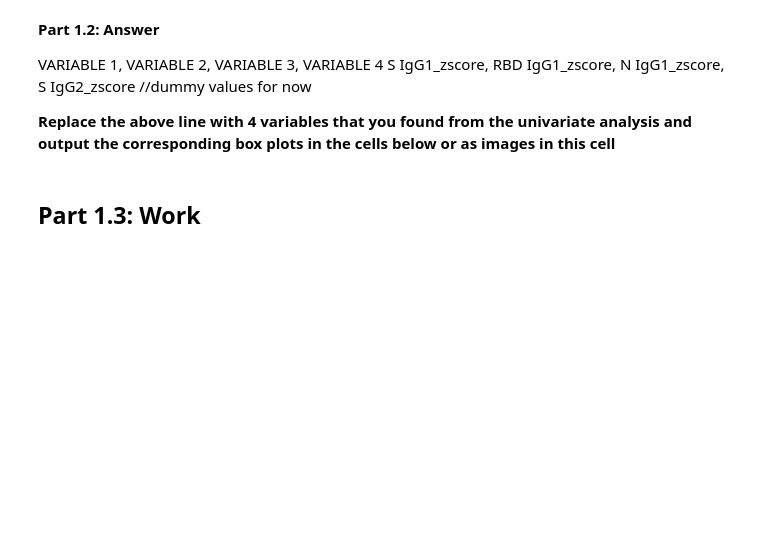
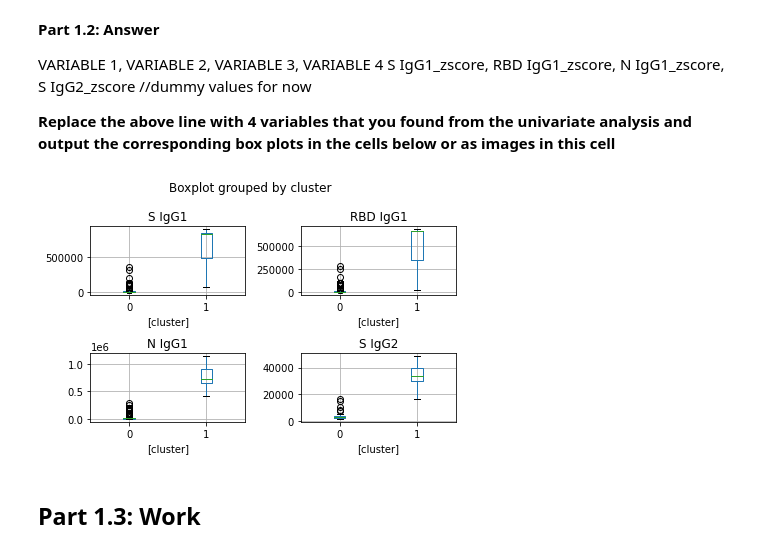
Before and after one commit to ryanquinnnelson/CMU-02718-HW1, a Jupyter notebook: CM_HW1_ryann.ipynb, the cells around one changed output. Drawn from its saved outputs; the diff is of its cells as text; code cells hidden in the pictures; blank space fills up the shorter version.

```diff
--- a/CM_HW1_ryann.ipynb
+++ b/CM_HW1_ryann.ipynb
@@ -177,9 +177,9 @@ array([0, 0, 0, 0, 0, 0, 0, 0, 0, 0, 0, 0, 1, 0, 0, 0, 0, 0, 0, 0, 1, 0,
        0, 0, 0, 0, 0, 0, 0, 0, 0, 0, 0, 0], dtype=int32)
 # %%
 # add labels as column in data??
-df_clustered = pd.DataFrame(df)
-df_clustered['cluster']=labels
-df_clustered.head()
+df = pd.DataFrame(df)
+df['cluster']=labels
+df.head()
 # %% [output]
 |  | S IgG1 | RBD IgG1 | N IgG1 | S IgG2 | RBD IgG2 | N IgG2 | S IgG3 | RBD IgG3 | N IgG3 | S IgG4 | ... | ... |
 | 0 | 15518.25 | 11686.50 | 17408.00 | 2595.00 | 2977.5 | 4418.75 | 7988.75 | 10112.75 | 13740.75 | 2890.50 | ... | ... |
@@ -251,28 +270,30 @@ S IgG1_zscore, RBD IgG1_zscore, N IgG1_zscore, S IgG2_zscore //dummy values for
 # %%
 '''
   TODO: Create and display boxplots for each of the 4 variables like those in Fig 1. from the paper by Wu et al
 
   TIP: 1. If you add the cluster labels as an additional column to the dataframe, then you can follow the example at https://www.pythonprogramming.in/boxplot-group-by-column-data.html
        2. If you want to use subplots to put all 4 boxplots in the same figure, you can plot the dataframes on a specific subplot using the ax keyword. For example,
 
           fig, axs = plt.subplots(2, 2)
 
           df.boxplot(column=['Variable'], by=['Cluster'], ax=axs[0,0])
           df.boxplot(column=['Variable'], by=['Cluster'], ax=axs[0,1])
 '''
 
 # how to fix labels?
 # is this how it should look??
 # use standardized data??
 fig, axs = plt.subplots(2,2)
 
-df_zscore.boxplot(column=['S IgG1_zscore'], by=['cluster'], ax=axs[0,0])
-df_zscore.boxplot(column=['RBD IgG1_zscore'], by=['cluster'], ax=axs[0,1])
-df_zscore.boxplot(column=['N IgG1_zscore'], by=['cluster'], ax=axs[1,0])
-df_zscore.boxplot(column=['S IgG2_zscore'], by=['cluster'], ax=axs[1,1])
+df.boxplot(column=['S IgG1'], by=['cluster'], ax=axs[0,0])
+df.boxplot(column=['RBD IgG1'], by=['cluster'], ax=axs[0,1])
+df.boxplot(column=['N IgG1'], by=['cluster'], ax=axs[1,0])
+df.boxplot(column=['S IgG2'], by=['cluster'], ax=axs[1,1])
 
 
 plt.tight_layout()
+# %% [output]
+[figure, added]
 # %% [markdown]
 ## **Part 1.3: Work**
 # %%
```
Also changed, not shown: parts of 7 cells of this notebook.
